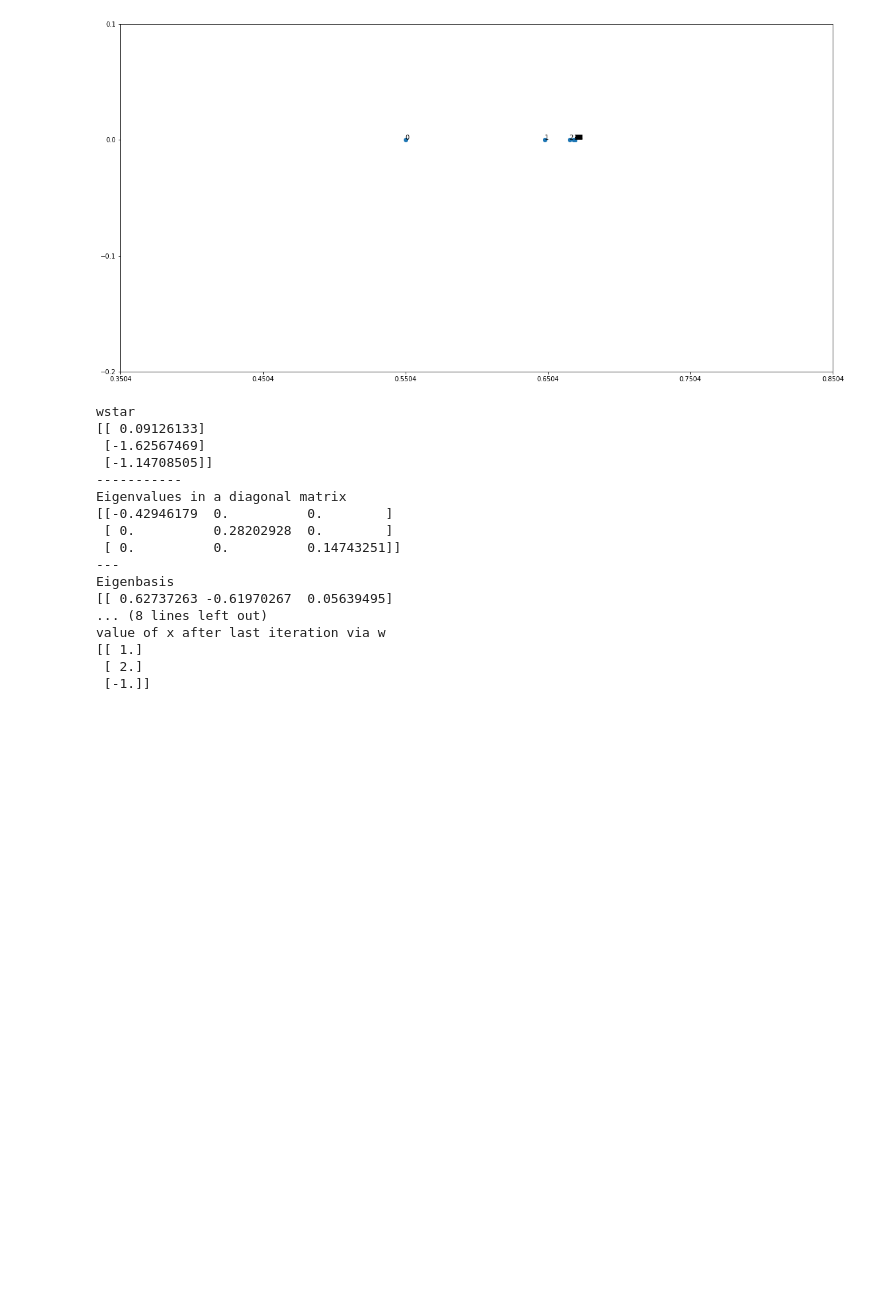
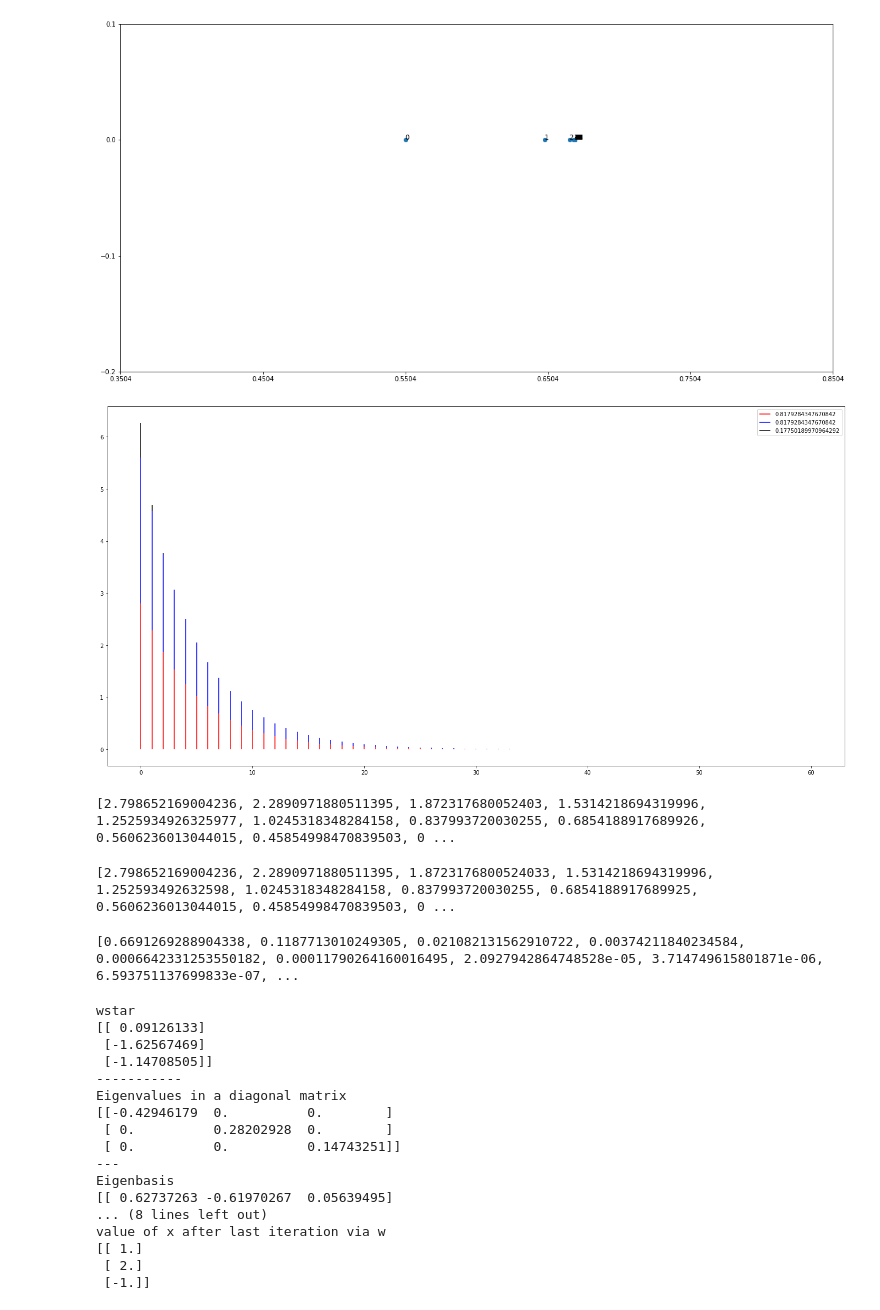
Before and after one commit to saibaba/IterativeMethods, a Jupyter notebook: IterativeMethodsForSolvingLinearSystemOfEquations.ipynb, the cells around one changed output. Cells and saved outputs as stored; diff of their text form; code cells hidden in the pictures; blank space fills up the shorter version.

```diff
--- a/IterativeMethodsForSolvingLinearSystemOfEquations.ipynb
+++ b/IterativeMethodsForSolvingLinearSystemOfEquations.ipynb
@@ -561,6 +561,11 @@ def analyze(A, b, x, num_iter = 60):
     Qinv = LA.inv(Q)
 
     wstar = Qinv.dot(x)
+
+    d0 = Qinv.dot(e0)
+    dc = d0
+    dl = [d0]
+
     print("wstar")
     print(wstar)
     print("-----------")
@@ -571,13 +576,18 @@ def analyze(A, b, x, num_iter = 60):
         en = P.dot(ec)
         e.append(en)
         ec = en
+
+        dn = Qinv.dot(en)
+        dl.append(dn)
+        dc = dn
+
         xn = P.dot(xc) + z
         xl.append(xn)
         wl.append(wstar - Dc.dot(wstar))
         Dc = Dc * D
         xc = xn
 
-    return (e, xl, np.array(wl))
+    return (e, dl, xl, np.array(wl))
 # %%
 import matplotlib.pyplot as plt
 
@@ -600,6 +610,27 @@ def plot_points(points):
     plt.yticks(np.arange(min(y)-0.2,max(y)+0.2, 0.1))
 
     plt.show()
+
+def print_error_contributions(dl, eigvals):
+    c = len(dl[0])
+    n = len(dl)
+    x = [i for i in range(n)]
+
+    y_prev_min = [0  for k in range(n)]
+    y_prev_max = [0  for k in range(n)]
+    colors = ['red', 'blue', 'black']
+
+    fig, vax = plt.subplots(1, 1, figsize=(24, 12))
+
+    for comp in range(c):
+        y_min = y_prev_max
+        y_max = [np.absolute(dl[k][comp])[0]+y_min[k] for k in range(n)]
+        vax.vlines(x, y_min, y_max, color=colors[comp], label=np.absolute(eigvals[comp]))
+        y_prev_min = y_min
+        y_prev_max = y_max
+
+    plt.legend()
+    plt.show()
 # %%
 # Test above theory on this problem we saw above:
 
@@ -629,7 +660,7 @@ print("---")
 Qinv = LA.inv(Q)
 
 
-e, xl, wl = analyze(A, b, x_solution)
+e, dl, xl, wl = analyze(A, b, x_solution)
 
 wl.real[abs(wl.real) < tol] = 0.0
 wl.imag[abs(wl.imag) < tol] = 0.0
@@ -677,6 +708,22 @@ plot_points(wl_3)
 # %% [output]
 [figure]
 [figure]
+# %%
+print_error_contributions(dl, w)
+# %% [output]
+[figure, added]
+# %%
+print([np.absolute(item[0][0]) for item in dl])
+# %% [output]
+[2.798652169004236, 2.2890971880511395, 1.872317680052403, 1.5314218694319996, 1.2525934926325977, 1.0245318348284158, 0.837993720030255, 0.6854188917689926, 0.5606236013044015, 0.45854998470839503, 0 ...
+# %%
+print([np.absolute(item[1][0]) for item in dl])
+# %% [output]
+[2.798652169004236, 2.2890971880511395, 1.8723176800524033, 1.5314218694319996, 1.252593492632598, 1.0245318348284158, 0.837993720030255, 0.6854188917689925, 0.5606236013044015, 0.45854998470839503, 0 ...
+# %%
+print([np.absolute(item[2][0]) for item in dl])
+# %% [output]
+[0.6691269288904338, 0.1187713010249305, 0.021082131562910722, 0.00374211840234584, 0.0006642331253550182, 0.00011790264160016495, 2.0927942864748528e-05, 3.714749615801871e-06, 6.593751137699833e-07, ...
 # %%
 # On a matrix with reals but having negative eigen values , but still < 1 in absolute value.
 # A is diagonally dominant, so convergence is possible.
```
Also changed, not shown: parts of 5 cells of this notebook.
